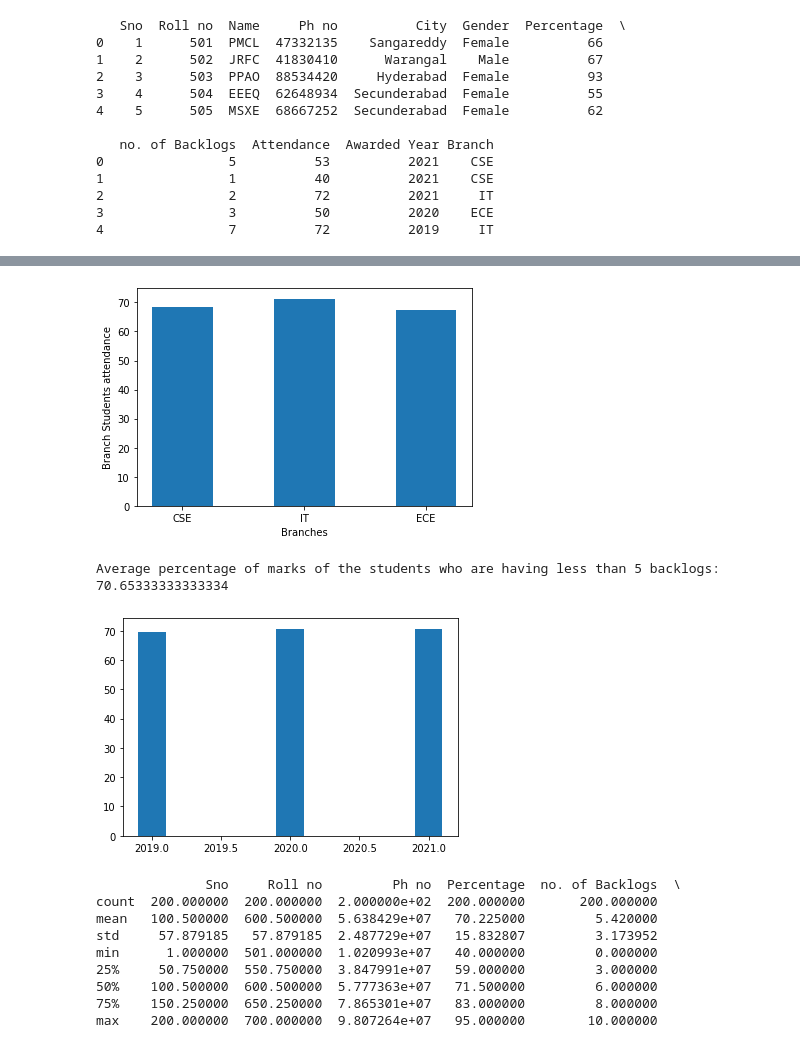
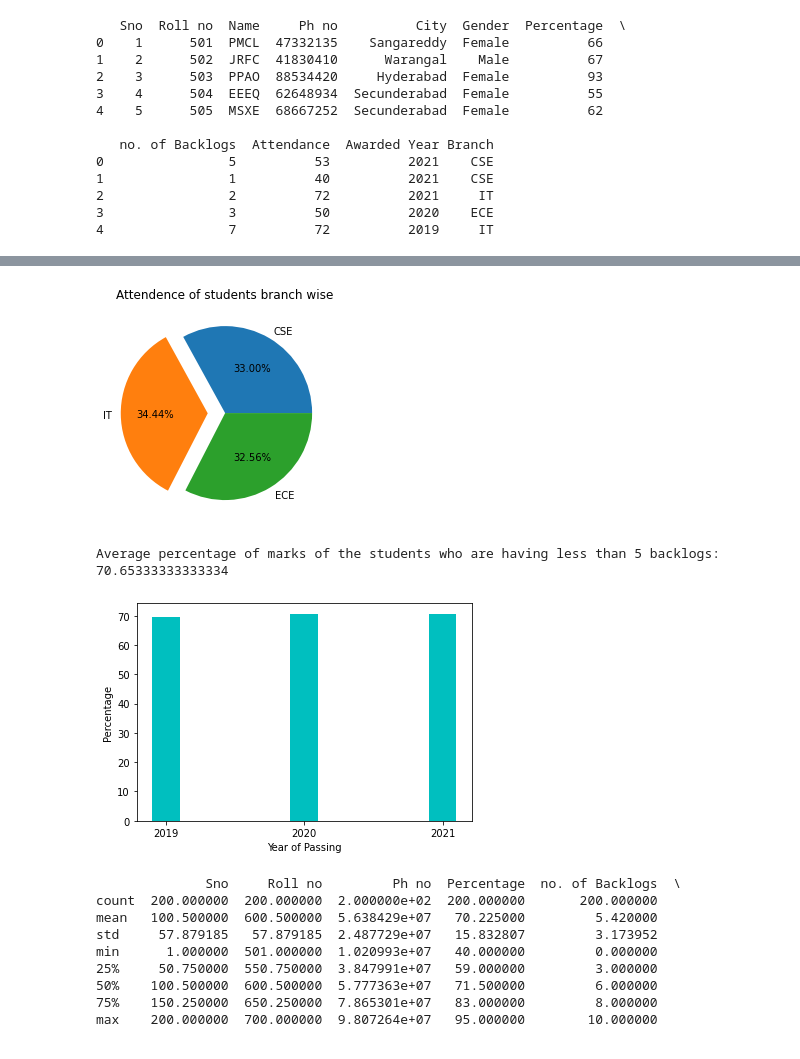
Before and after one commit to Jelsingeprajwal/data-visualisation-assignment, a Jupyter notebook: DV_assignment.ipynb, the cells around one changed output, grey strips where cells are left out. Cells and saved outputs as stored; diff of their text form; code cells hidden in the pictures.

```diff
--- a/DV_assignment.ipynb
+++ b/DV_assignment.ipynb
@@ -71,22 +126,25 @@ war_percentage=war[['Roll no','Name','City','Percentage']]
 # %%
 #3. Which Branch Students attendance is better?
 b=student_details.groupby('Branch')
 student_details['Branch'].drop_duplicates()
 cse_attendance=b.get_group('CSE')
 it_attendance=b.get_group('IT')
 ece_attendance=b.get_group('ECE')
 # cse_attendance[['Roll no','Branch','Attendance']]
 # it_attendance[['Roll no','Branch','Attendance']]
 # ece_attendance[['Roll no','Branch','Attendance']]
 cse=np.array(cse_attendance['Attendance'])
 it=np.array(it_attendance['Attendance'])
 ece=np.array(ece_attendance['Attendance'])
-plt.bar(['CSE','IT','ECE'],[cse.mean(),it.mean(),ece.mean()],width=0.5)
-plt.ylabel('Branch Students attendance')
-plt.xlabel('Branches')
+# plt.bar(['CSE','IT','ECE'],[cse.mean(),it.mean(),ece.mean()],width=0.5) #BAR GRAPH
+# plt.ylabel('Branch Students attendance')
+# plt.xlabel('Branches')
+plt.pie([cse.mean(),it.mean(),ece.mean()],explode=[0,0.2,0],labels=['CSE','IT','ECE'],autopct='%1.2f%%') # PIE CHART
+plt.title('Attendence of students branch wise')
+
 plt.show()
 # %% [output]
-[figure, old version]
+[figure, new version]
 # %%
 #4. What is the Average percentage of marks of the students who are having less than 5 backlogs?
 less_than_5=student_details[student_details['no. of Backlogs'] < 5]
@@ -100,14 +158,16 @@ p=student_details.groupby('Awarded Year')
 year_2019=p.get_group(2019)
 year_2020=p.get_group(2020)
 year_2021=p.get_group(2021)
-year_2019['Percentage'].mean()
-year_2020['Percentage'].mean()
-year_2021['Percentage'].mean()
-x=0.3
-plt.bar([2019,2020,2021],[year_2019['Percentage'].mean(),year_2020['Percentage'].mean(),year_2021['Percentage'].mean()],width=0.2)
+a=year_2019['Percentage'].mean()
+b=year_2020['Percentage'].mean()
+c=year_2021['Percentage'].mean()
+plt.bar([2019,2020,2021],[a,b,c],width=0.2,color=['c'])
+plt.xlabel('Year of Passing')
+plt.ylabel('Percentage')
+plt.xticks(range(2019,2022))
 plt.show()
 # %% [output]
-[figure, old version]
+[figure, new version]
 # %%
 #6. Use descriptive analysis to describe the whole data.
 student_details.describe()
```
Also changed, not shown: parts of 3 cells of this notebook, 1 other file.
